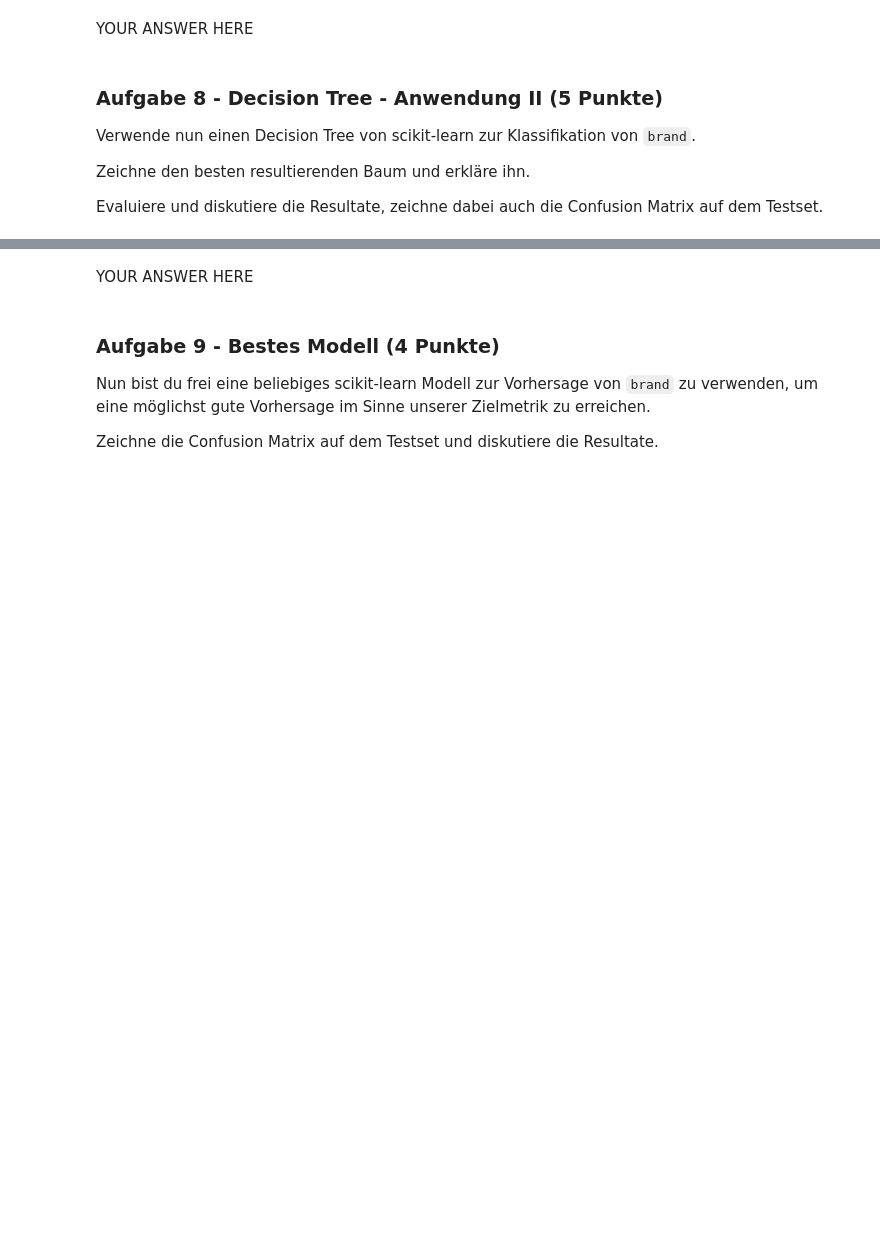
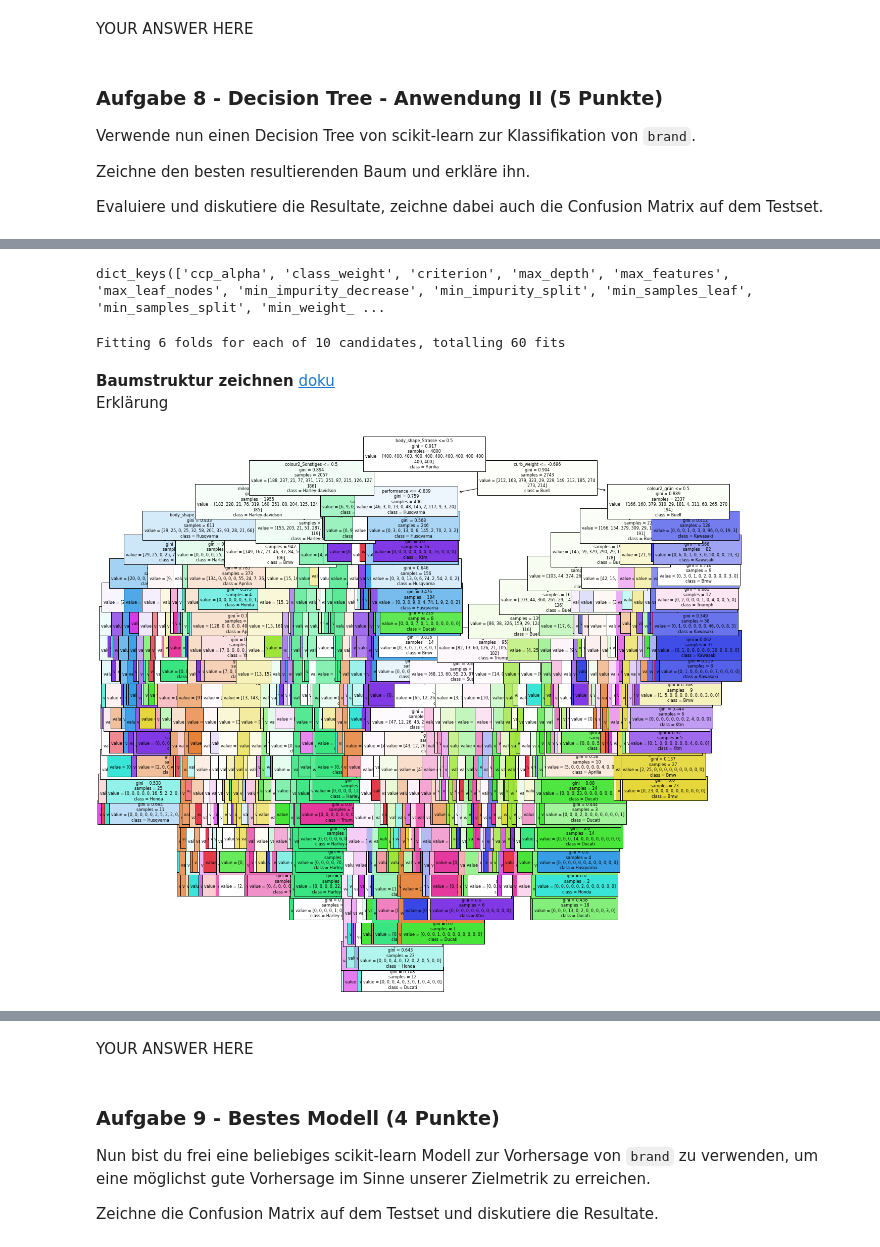
Before and after one commit to rootpi2203/ds_gml, a Jupyter notebook: gml_minichallenge_2/gml_minichallenge_2.ipynb, the cells around one changed output, grey strips where cells are left out. Saved outputs shown, nothing was run; the diff lists cells and outputs as text; code cells hidden in the pictures; blank space fills up the shorter version.

```diff
--- a/gml_minichallenge_2/gml_minichallenge_2.ipynb
+++ b/gml_minichallenge_2/gml_minichallenge_2.ipynb
@@ -2236,0 +2261,45 @@ raise NotImplementedError()
+# %%
+# Modell Parameter für Tunning auslesen
+DecisionTreeClassifier().get_params().keys()
+# %% [output]
+dict_keys(['ccp_alpha', 'class_weight', 'criterion', 'max_depth', 'max_features', 'max_leaf_nodes', 'min_impurity_decrease', 'min_impurity_split', 'min_samples_leaf', 'min_samples_split', 'min_weight_ ...
+# %%
+# Modell erstellen
+tree_sklearn = DecisionTreeClassifier(random_state=42)
+
+# Parameter festlegen
+param_grid = {'criterion': ['gini', 'entropy'],
+                  'max_depth': [10, 20, 50, 80, 100],
+                  'min_samples_split': [10, 20, 30],
+                  'max_features': ['auto', 'sqrt', 'log2'],
+                  'min_samples_leaf': [1, 2, 3, 4, 10, 20]}
+
+# GridSearchCV suche
+random_grid_tree = RandomizedSearchCV(estimator=tree_sklearn,
+                              param_distributions=param_grid,
+                              cv=6, verbose=1)
+
+random_grid_tree.fit(X_train_scaled, y_train)
+
+# Randomized Search Parameter Info
+if model_tunning:
+    print('Beste Parameter und Scores:')
+    print('best parameter: ', random_grid_tree.best_params_)
+    print('best scores: ', random_grid_tree.best_score_.round(4))
+    #print('grid scores: ', random_grid_tree.cv_results_.keys())
+    print('mean cv test score: ', np.mean(random_grid_tree.cv_results_['mean_test_score']).round(4))
+# %% [output]
+Fitting 6 folds for each of 10 candidates, totalling 60 fits
+# %% [markdown]
+**Baumstruktur zeichnen** [doku](https://scikit-learn.org/stable/modules/generated/sklearn.tree.plot_tree.html)
+Erklärung
+# %%
+from sklearn.tree import plot_tree
+
+fig = plt.figure(figsize=(20, 20))
+plot_tree(random_grid_tree.best_estimator_,  max_depth=50, fontsize=8,
+          feature_names=list(X_train_scaled.columns),
+          class_names=np.unique(y_train), filled=True)
+plt.show()
+# %% [output]
+[figure, added]
```
Also changed, not shown: parts of 18 cells of this notebook.
